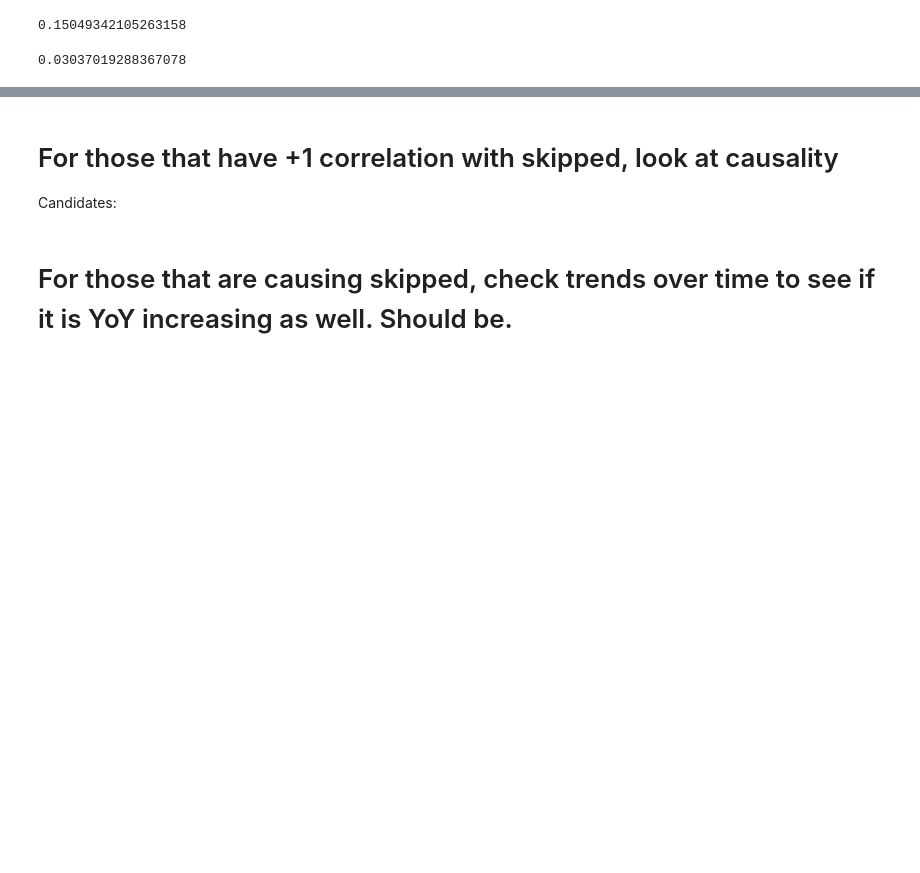
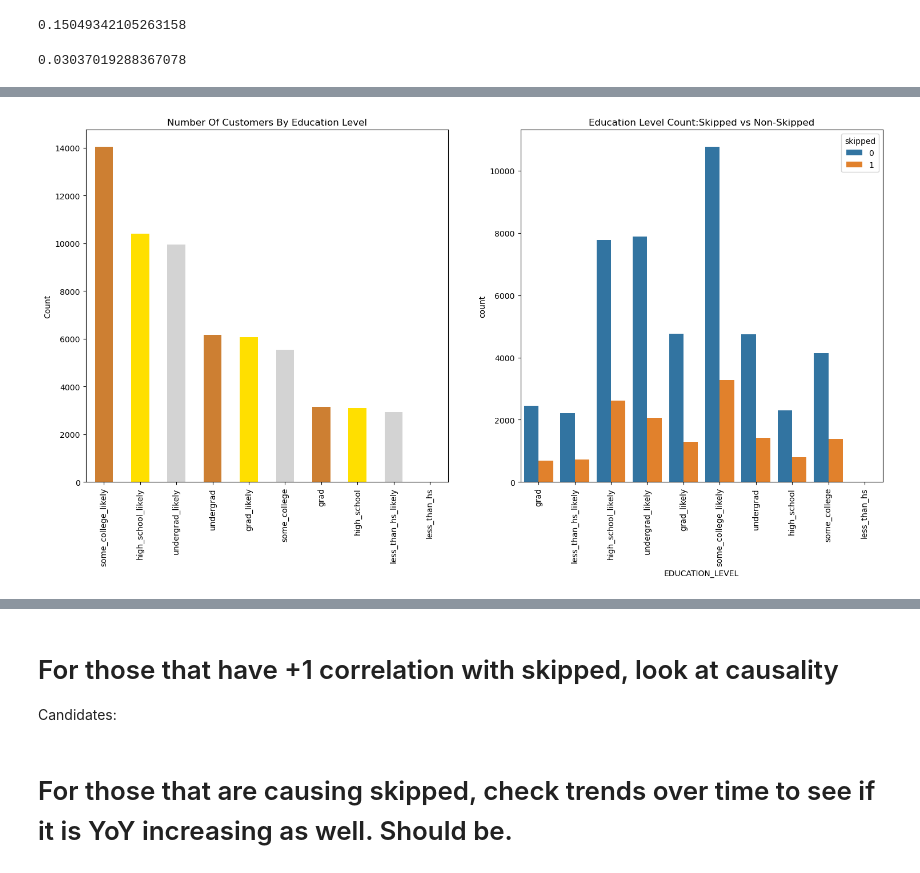
Before and after one commit to mindyng/Take-Homes, a Jupyter notebook: tovala2.ipynb, the cells around one changed output, grey strips where cells are left out. Saved outputs shown, nothing was run; the diff lists cells and outputs as text; code cells hidden in the pictures; blank space fills up the shorter version.

```diff
--- a/tovala2.ipynb
+++ b/tovala2.ipynb
@@ -912,0 +966,11 @@ None of the binary columns compared against skipped, which is a binary column sh
+# %%
+f,ax=plt.subplots(1,2,figsize=(18,8))
+df['EDUCATION_LEVEL'].value_counts().plot.bar(color=['#CD7F32','#FFDF00','#D3D3D3'],ax=ax[0])
+ax[0].set_title('Number Of Customers By Education Level')
+ax[0].set_ylabel('Count')
+sns.countplot(data=df, x="EDUCATION_LEVEL", hue="skipped",ax=ax[1])
+ax[1].set_title('Education Level Count:Skipped vs Non-Skipped')
+plt.xticks(rotation=90)
+plt.show()
+# %% [output]
+[figure, added]
```
Also changed, not shown: parts of 16 cells of this notebook.
